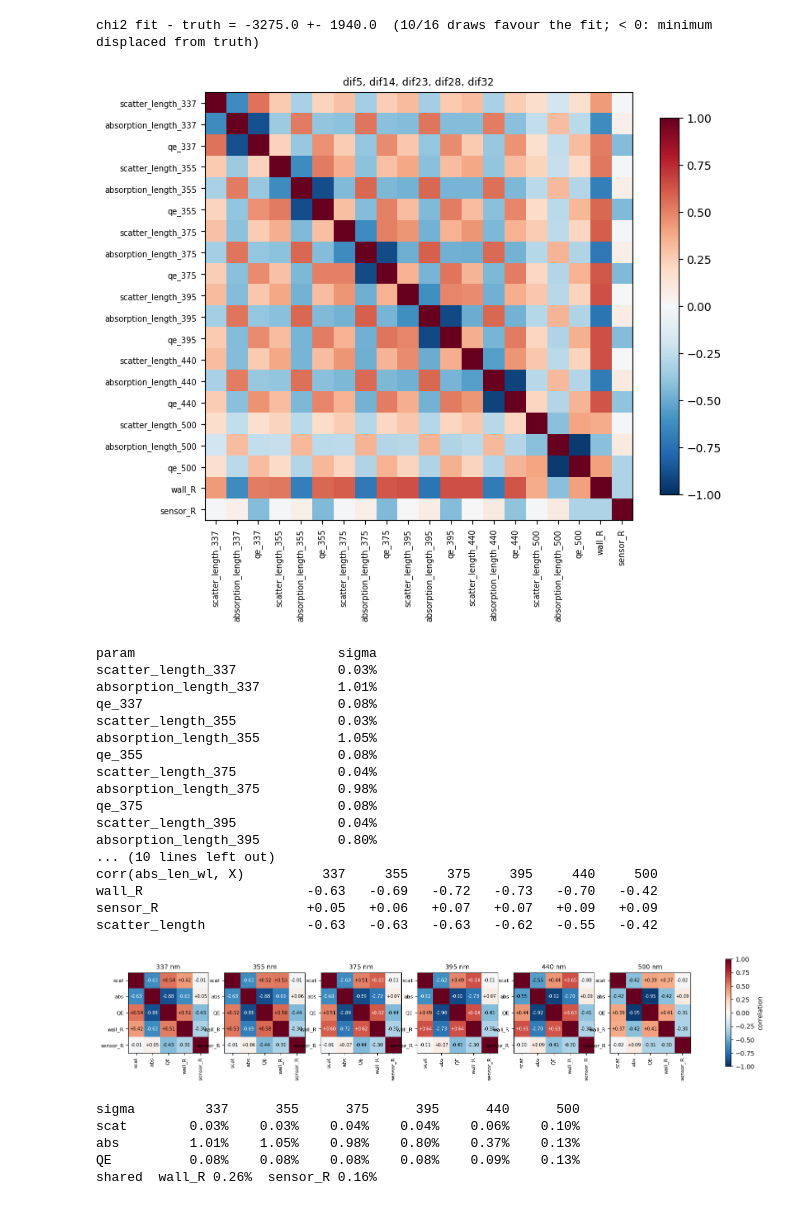
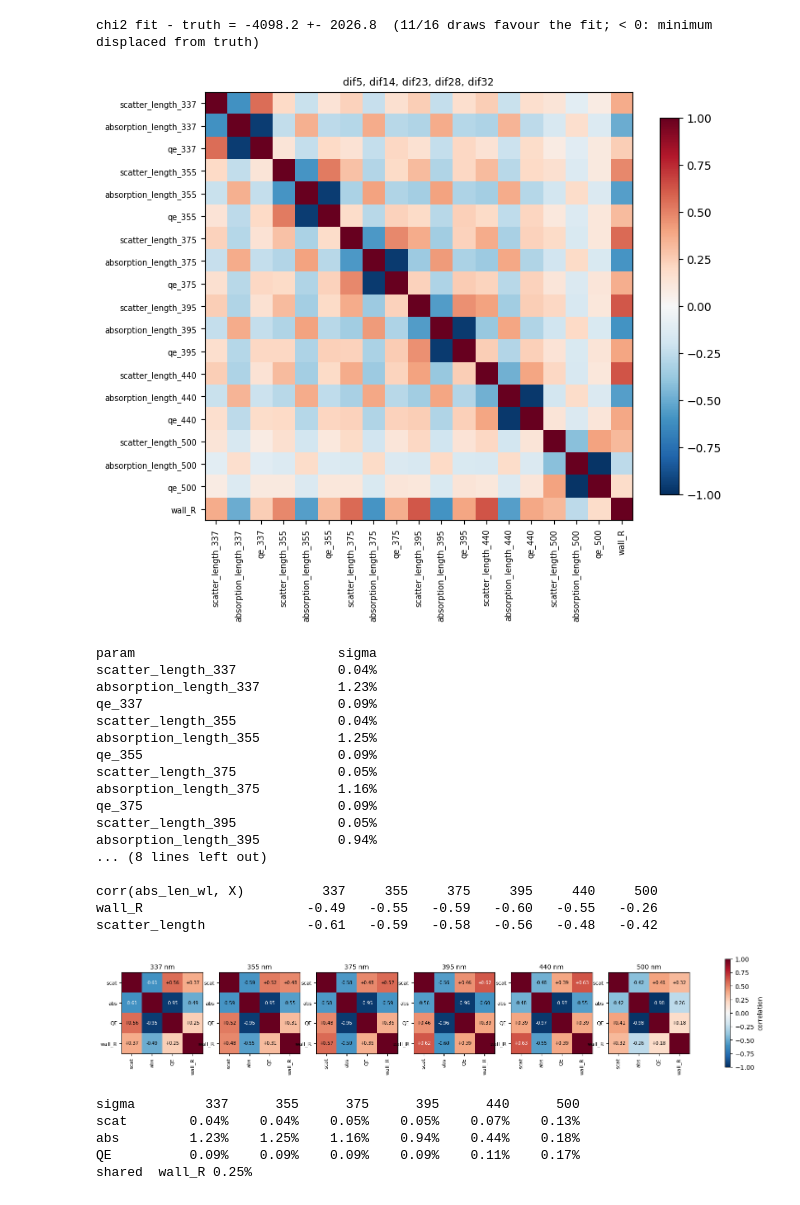
Before and after one commit to nfost94/LUCiD, a Jupyter notebook: HKUKLI/notebooks/hk_multiwavelength.ipynb, the cells around one changed output. Drawn from its saved outputs; the diff is of its cells as text; code cells hidden in the pictures.

```diff
--- a/HKUKLI/notebooks/hk_multiwavelength.ipynb
+++ b/HKUKLI/notebooks/hk_multiwavelength.ipynb
@@ -32,7 +33,7 @@ saved results -> results/hk_nfwd4_resume.npz
 import numpy as np
 import matplotlib.pyplot as plt
 
-r = np.load('../results/hk_nfwd4_resume.npz')
+r = np.load('../results/hk_wcsim.npz')
 names, truth, start, fit, free = list(r['names']), r['truth'], r['start'], r['fit'], r['free']
 wls = list(r['wavelengths'])
 err = fit / truth - 1
@@ -112,46 +113,47 @@ plt.grid(alpha=.3); plt.tight_layout(); plt.show()
 # %%
 # chi2(fit) vs chi2(truth) check and Fisher at truth (gains marginalised), for the run loaded above.
 # sigma: the Poisson bound for this photon budget (Q in real p.e.), so no sqrt(12) factor applies.
 if 'chi2_fit' in r.files and r['chi2_fit'].size:
     d = r['chi2_fit'] - r['chi2_truth']
     print(f'chi2 fit - truth = {d.mean():+.1f} +- {d.std(ddof=1) / np.sqrt(d.size):.1f}  '
           f'({(d < 0).sum()}/{d.size} draws favour the fit; < 0: minimum displaced from truth)\n')
 
 if 'corr' in r.files:
     fn, c, sig = list(r['fisher_names']), r['corr'], r['sigma']
     plt.figure(figsize=(8, 7))
     plt.imshow(c, cmap='RdBu_r', vmin=-1, vmax=1); plt.colorbar(shrink=.8)
     plt.xticks(range(len(fn)), fn, rotation=90, fontsize=7); plt.yticks(range(len(fn)), fn, fontsize=7)
     plt.title(', '.join(r['source_labels']), fontsize=9); plt.tight_layout(); plt.show()
 
     print(f'{"param":24s}{"sigma":>12s}')
     for n, s in zip(fn, sig):
         print(f'{n:24s}{s:12.2%}')
 
+    # Only the free reflection parameters are in the Fisher (sensor_R is held at truth).
     print(f'\n{"corr(abs_len_wl, X)":24s}' + ''.join(f'{w:>8d}' for w in wls))
-    for x in ('wall_R', 'sensor_R', 'scatter_length'):
+    for x in [n for n in ('wall_R', 'sensor_R') if n in fn] + ['scatter_length']:
         cols = [fn.index(x if x in fn else f'{x}_{w}') for w in wls]
         print(f'{x:24s}' + ''.join(f'{c[fn.index(f"absorption_length_{w}"), j]:+8.2f}' for w, j in zip(wls, cols)))
 # %% [output]
-chi2 fit - truth = -3275.0 +- 1940.0  (10/16 draws favour the fit; < 0: minimum displaced from truth)
+chi2 fit - truth = -4098.2 +- 2026.8  (11/16 draws favour the fit; < 0: minimum displaced from truth)
-[figure, old version]
+[figure, new version]
 param                          sigma
-scatter_length_337             0.03%
-absorption_length_337          1.01%
-qe_337                         0.08%
-scatter_length_355             0.03%
-absorption_length_355          1.05%
-qe_355                         0.08%
-scatter_length_375             0.04%
-absorption_length_375          0.98%
-qe_375                         0.08%
-scatter_length_395             0.04%
-absorption_length_395          0.80%
-... (10 lines left out)
+scatter_length_337             0.04%
+absorption_length_337          1.23%
+qe_337                         0.09%
+scatter_length_355             0.04%
+absorption_length_355          1.25%
+qe_355                         0.09%
+scatter_length_375             0.05%
+absorption_length_375          1.16%
+qe_375                         0.09%
+scatter_length_395             0.05%
+absorption_length_395          0.94%
+... (8 lines left out)
+
 corr(abs_len_wl, X)          337     355     375     395     440     500
-wall_R                     -0.63   -0.69   -0.72   -0.73   -0.70   -0.42
-sensor_R                   +0.05   +0.06   +0.07   +0.07   +0.09   +0.09
-scatter_length             -0.63   -0.63   -0.63   -0.62   -0.55   -0.42
+wall_R                     -0.49   -0.55   -0.59   -0.60   -0.55   -0.26
+scatter_length             -0.61   -0.59   -0.58   -0.56   -0.48   -0.42
 # %%
 ##split to covariance matrices per wavelength, for the (scatter_length, absorption_length, qe) and all wavelength gain, wall_r, sens_r.
 # %%
@@ -189,9 +191,9 @@ for q, s in short.items():
     print(f'{s:8s}' + ''.join(f'{sig[fn.index(f"{q}_{w}")]:9.2%}' for w in wls))
 print('shared  ' + '  '.join(f'{n} {sig[fn.index(n)]:.2%}' for n in shared))
 # %% [output]
-[figure, old version]
+[figure, new version]
 sigma         337      355      375      395      440      500
-scat        0.03%    0.03%    0.04%    0.04%    0.06%    0.10%
-abs         1.01%    1.05%    0.98%    0.80%    0.37%    0.13%
-QE          0.08%    0.08%    0.08%    0.08%    0.09%    0.13%
-shared  wall_R 0.26%  sensor_R 0.16%
+scat        0.04%    0.04%    0.05%    0.05%    0.07%    0.13%
+abs         1.23%    1.25%    1.16%    0.94%    0.44%    0.18%
+QE          0.09%    0.09%    0.09%    0.09%    0.11%    0.17%
+shared  wall_R 0.25%
```
Also changed, not shown: parts of 6 cells of this notebook, 6 other files.
